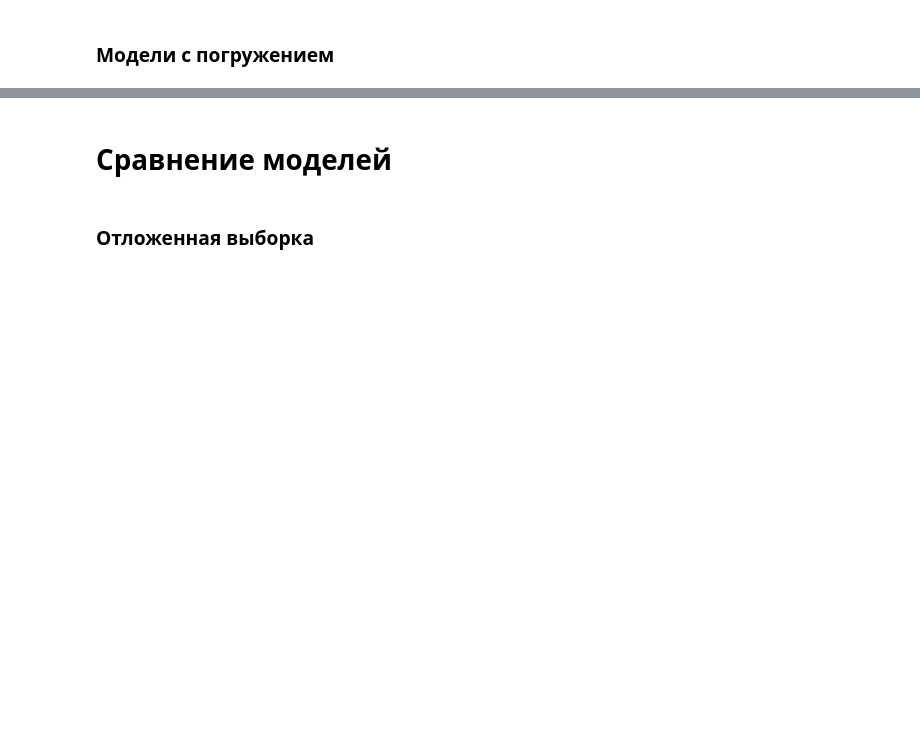
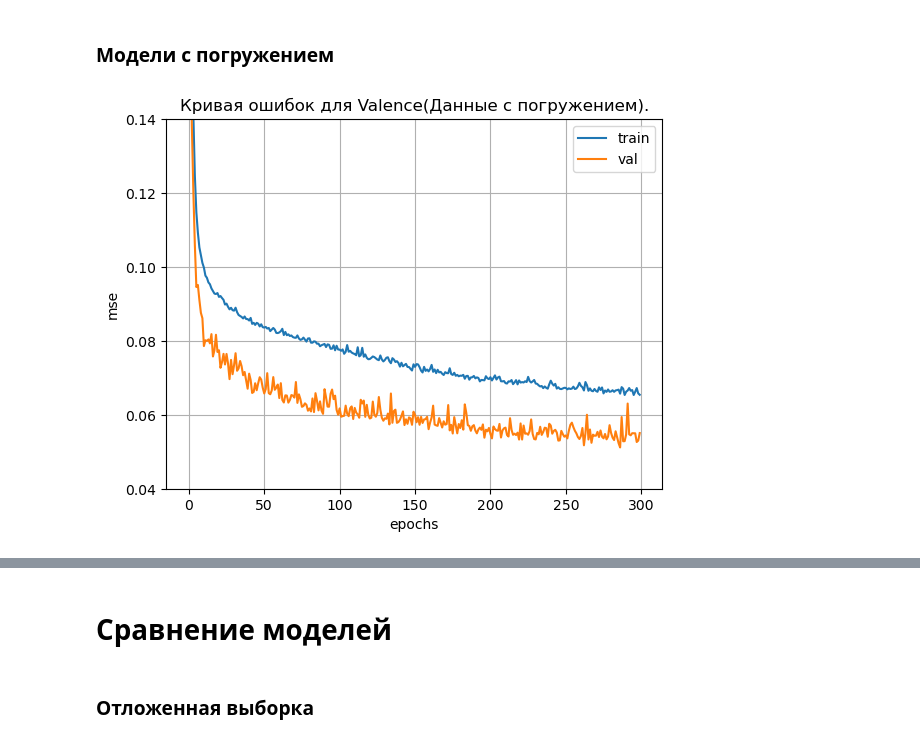
Before and after one commit to KLJBr/Course_Work, a Jupyter notebook: Progress_of_Work/Модели с однослойным персептроном.ipynb, the cells around one changed output, grey strips where cells are left out. Cells and saved outputs as stored; diff of their text form; code cells hidden in the pictures; blank space fills up the shorter version.

```diff
--- a/Progress_of_Work/Модели с однослойным персептроном.ipynb
+++ b/Progress_of_Work/Модели с однослойным персептроном.ipynb
@@ -107,0 +140,4 @@ mta_lag = model_NN(X_lag, y_arousal_lag, X_test_lag, y_arousal_test_lag, 20, 1)
+# %%
+plot_history(history_valence_lag, "Кривая ошибок для Valence(Данные с погружением).", [0.04, 0.14])
+# %% [output]
+[figure, added]
```
Also changed, not shown: parts of 25 cells of this notebook, 1 other file.
